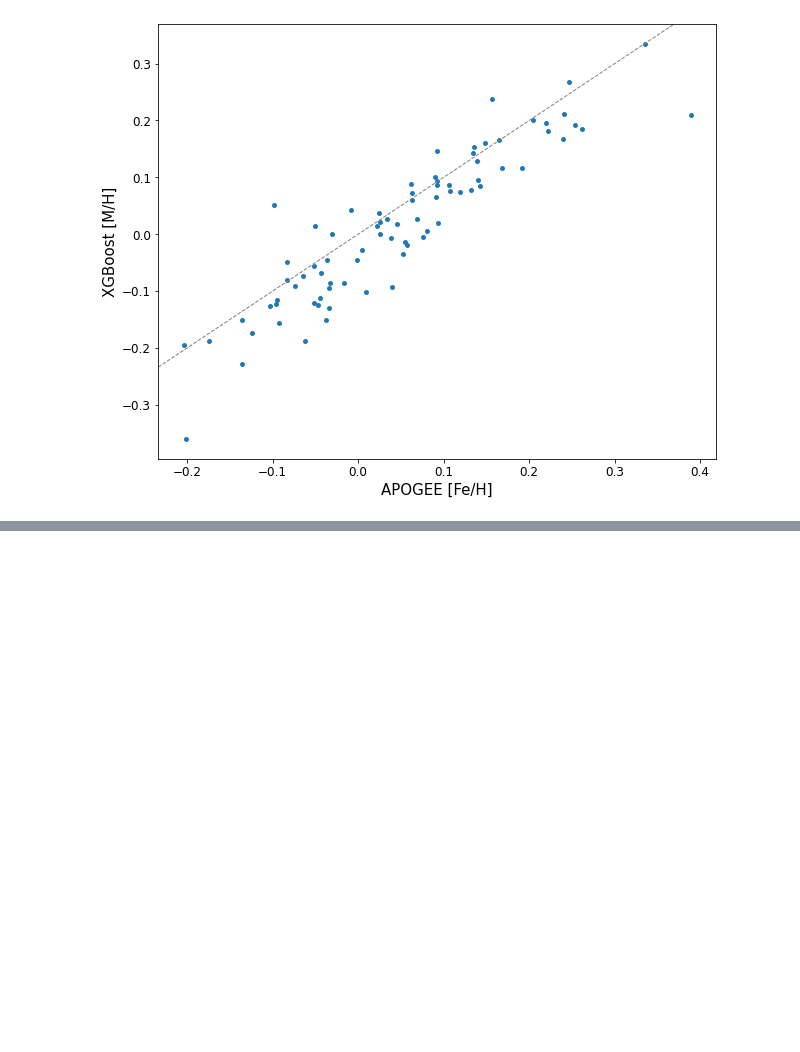
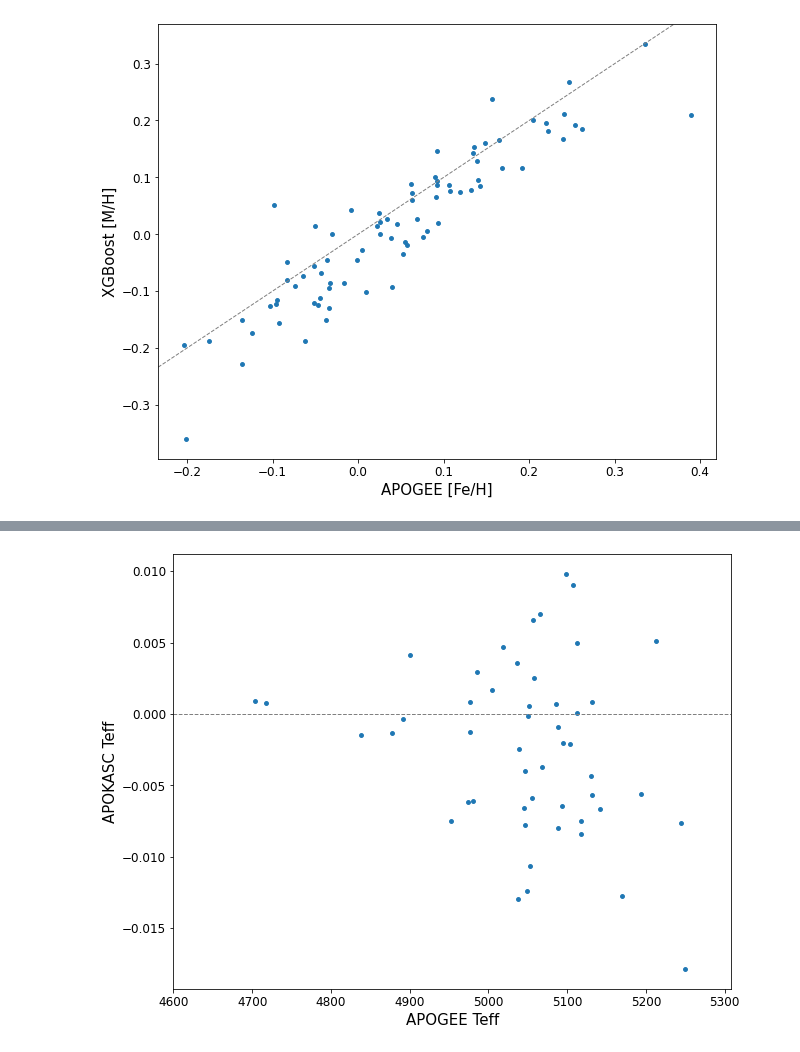
Before and after one commit to courtcraw/Notebooks, a Jupyter notebook: teff_comparisons.ipynb, the cells around one changed output, grey strips where cells are left out. Drawn from its saved outputs; the diff is of its cells as text; code cells hidden in the pictures; blank space fills up the shorter version.

```diff
--- a/teff_comparisons.ipynb
+++ b/teff_comparisons.ipynb
@@ -187,0 +208,10 @@ ParserError: Error tokenizing data. C error: Expected 44 fields in line 3, saw 4
+# %%
+plt.scatter(highmass_rc_newvals['a_Teff'],(apokasc['Teff']-highmass_rc_newvals['a_Teff'])/highmass_rc_newvals['a_Teff'],s=15)
+# plt.axline((4200, 4200), slope=1,color='grey',linestyle='--')
+plt.axhline(0,color='grey',linestyle='--')
+plt.xlabel('APOGEE Teff')
+plt.ylabel('APOKASC Teff')
+plt.xlim(left=4600)
+plt.show()
+# %% [output]
+[figure, added]
```
Also changed, not shown: parts of 2 cells of this notebook, 3 other files.
